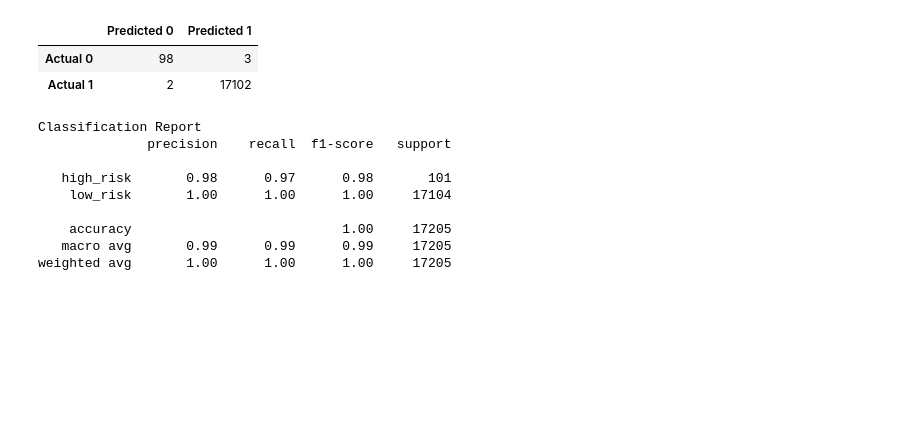
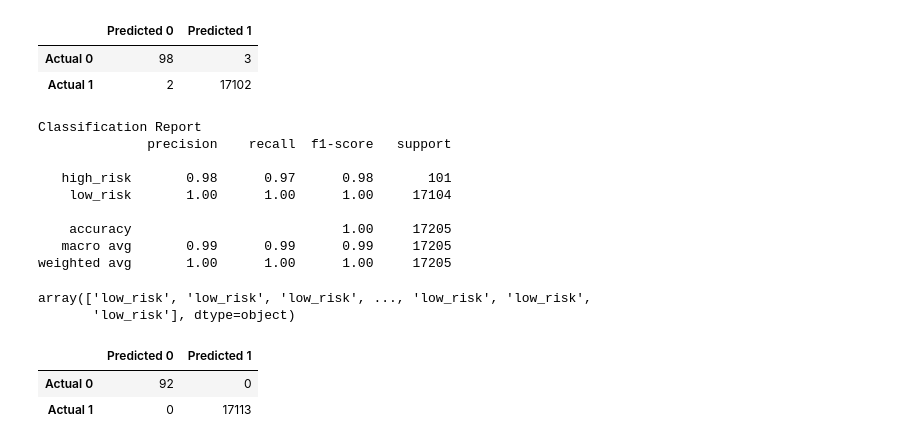
Before and after one commit to mpatubo/Module17_Credit_Risk_Analysis, a Jupyter notebook: credit_risk_ensemble.ipynb, the cells around one changed output. Cells and saved outputs as stored; diff of their text form; code cells hidden in the pictures; blank space fills up the shorter version.

Commit message:
added Random Forest Classifier, Results, Confusion Matrix, Importance, Importances Reverse

```diff
--- a/credit_risk_ensemble.ipynb
+++ b/credit_risk_ensemble.ipynb
@@ -488,0 +502,35 @@ weighted avg       1.00      1.00      1.00     17205
+# %%
+scaler = StandardScaler()
+# Fitting the Standard Scaler with the training data.
+X_scaler = scaler.fit(X_train)
+
+# Scaling the data.
+X_train_scaled = X_scaler.transform(X_train)
+X_test_scaled = X_scaler.transform(X_test)
+# %%
+# Create a random forest classifier.
+rf_model = RandomForestClassifier(n_estimators=128, random_state=78)
+# %%
+# Fitting the model
+rf_model = rf_model.fit(X_train_scaled, y_train)
+# %%
+# Making predictions using the testing data.
+predictions = rf_model.predict(X_test_scaled)
+# %%
+predictions
+# %% [output]
+array(['low_risk', 'low_risk', 'low_risk', ..., 'low_risk', 'low_risk',
+       'low_risk'], dtype=object)
+# %%
+# Calculating the confusion matrix.
+cm = confusion_matrix(y_test, predictions)
+
+# Create a DataFrame from the confusion matrix.
+cm_df = pd.DataFrame(
+    cm, index=["Actual 0", "Actual 1"], columns=["Predicted 0", "Predicted 1"])
+
+cm_df
+# %% [output]
+|  | Predicted 0 | Predicted 1 |
+| Actual 0 | 92 | 0 |
+| Actual 1 | 0 | 17113 |
```
Also changed, not shown: parts of 9 cells of this notebook.
